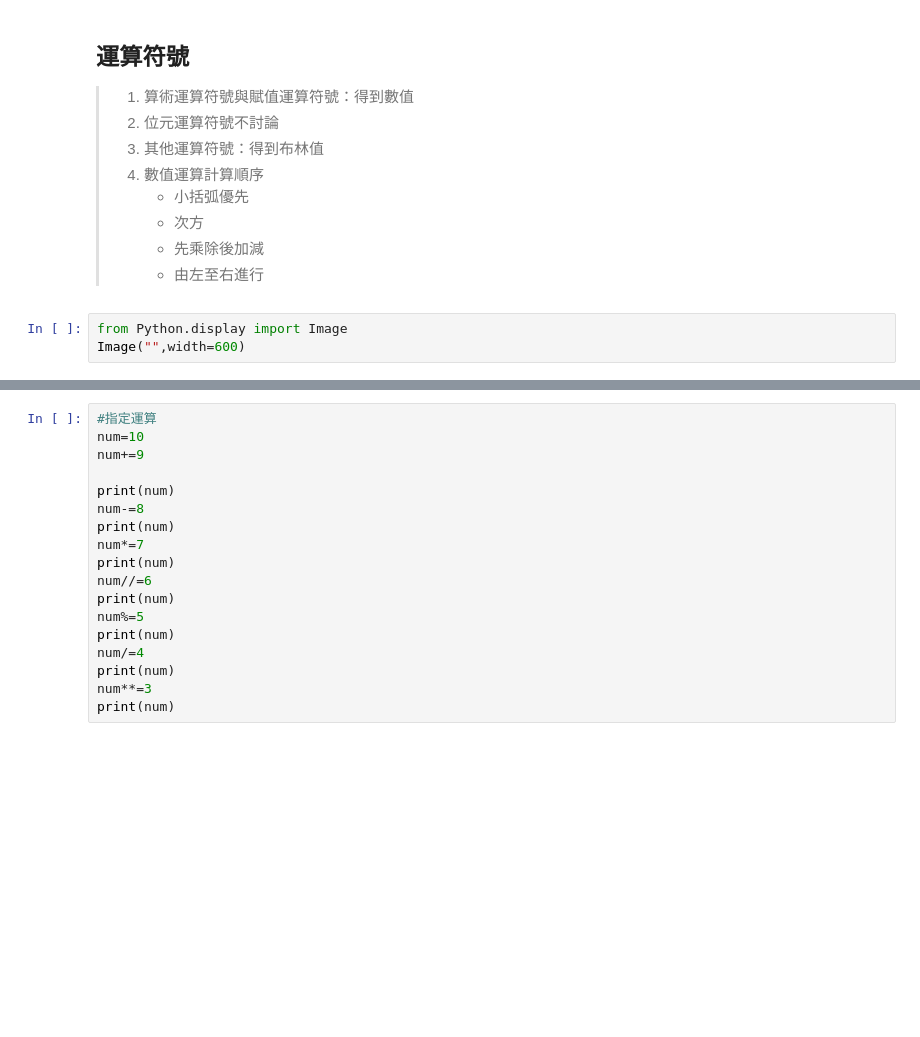
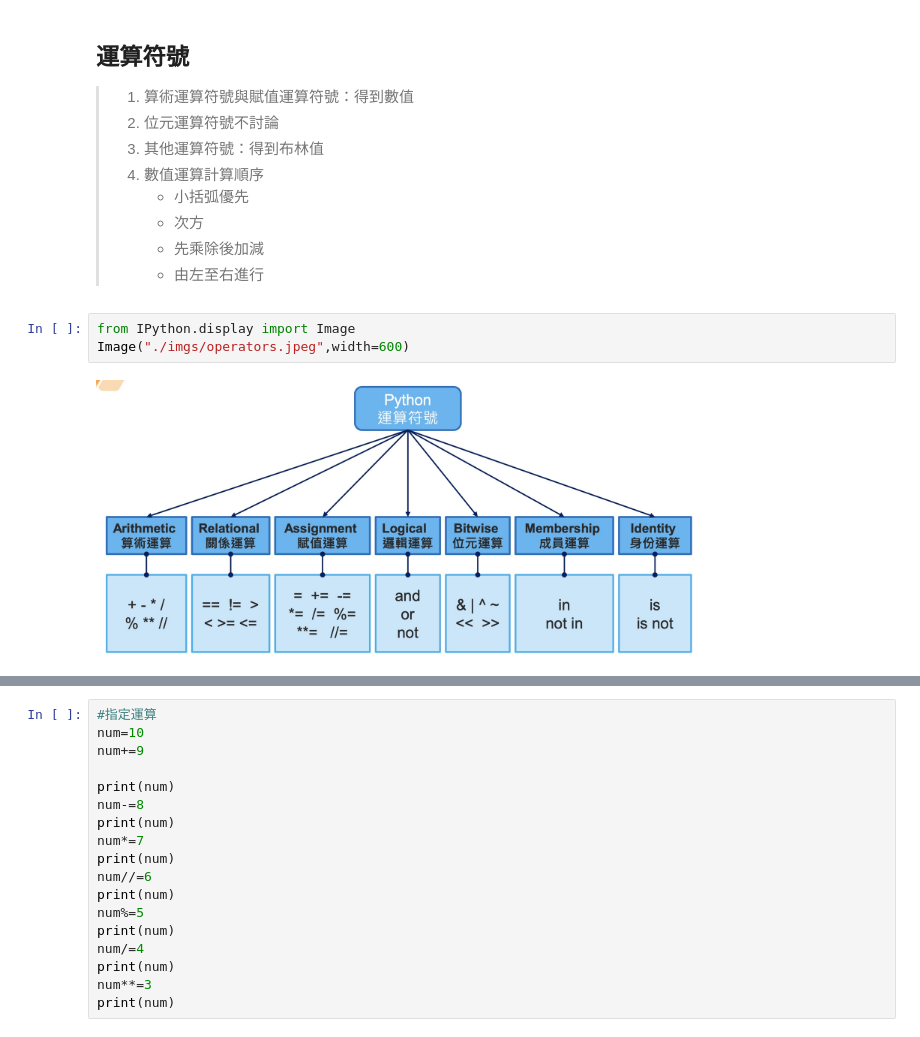
Before and after one commit to JTdeska/APCS_20240121, a Jupyter notebook: Ch02_資料類型與運算符號.ipynb, the cells around one changed output, grey strips where cells are left out. Drawn from its saved outputs; the diff is of its cells as text; blank space fills up the shorter version.

```diff
--- a/Ch02_資料類型與運算符號.ipynb
+++ b/Ch02_資料類型與運算符號.ipynb
@@ -100,8 +102,10 @@ print(price)
 >    - 先乘除後加減
 >    - 由左至右進行
 # %%
-from Python.display import Image
-Image("",width=600)
+from IPython.display import Image
+Image("./imgs/operators.jpeg",width=600)
+# %% [output]
+[figure, added]
 # %%
 # 算術計算：+-*/ // ** %
 a = 20
```
Also changed, not shown: parts of 5 cells of this notebook, 4 other files.
